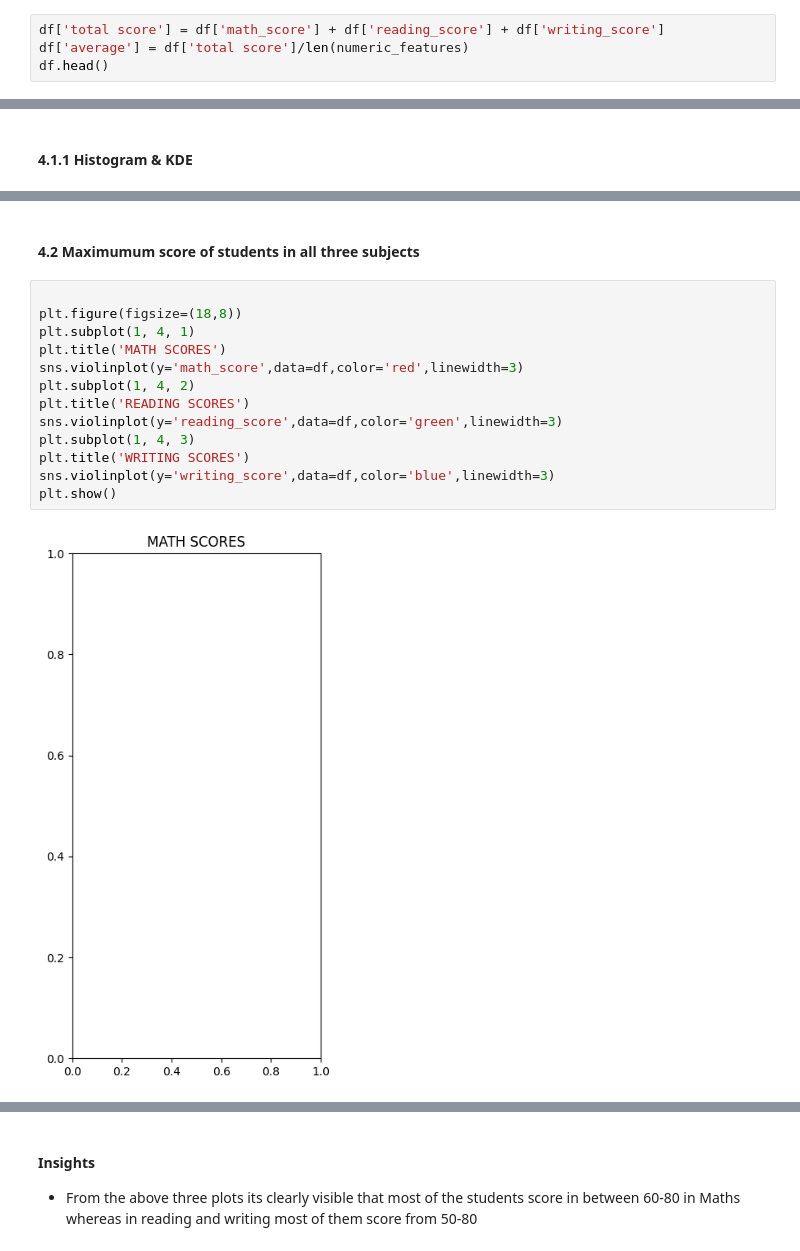
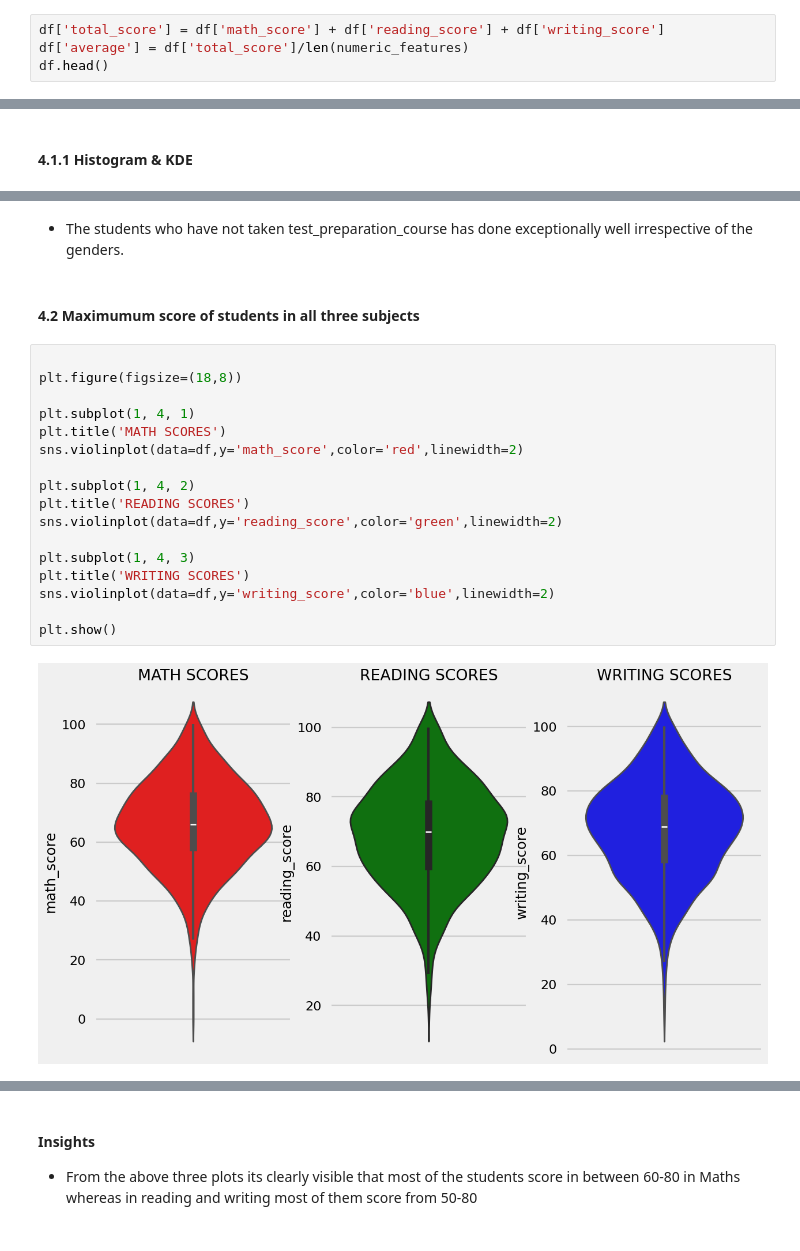
Before and after one commit to RKMahaur/ML-PROJECT-Student-Performance-Indicator, a Jupyter notebook: notebook/1 . EDA STUDENT PERFORMANCE .ipynb, the cells around one changed output, grey strips where cells are left out. Drawn from its saved outputs; the diff is of its cells as text.

Commit message:
EDA of data

```diff
--- a/notebook/1 . EDA STUDENT PERFORMANCE .ipynb
+++ b/notebook/1 . EDA STUDENT PERFORMANCE .ipynb
@@ -224,8 +205,8 @@ df.head(2)
 # %% [markdown]
 ### 3.8 Adding columns for "Total Score" and "Average"
 # %%
-df['total score'] = df['math_score'] + df['reading_score'] + df['writing_score']
-df['average'] = df['total score']/len(numeric_features)
+df['total_score'] = df['math_score'] + df['reading_score'] + df['writing_score']
+df['average'] = df['total_score']/len(numeric_features)
 df.head()
 # %% [output]
 |  | gender | race_ethnicity | parental_level_of_education | lunch | test_preparation_course | math_score | ... |
@@ -340,17 +385,23 @@ plt.show()
+# %% [markdown]
+- The students who have not taken test_preparation_course has done exceptionally well irrespective of the genders.
 # %% [markdown]
 #### 4.2 Maximumum score of students in all three subjects
 # %%
 
 plt.figure(figsize=(18,8))
+
 plt.subplot(1, 4, 1)
 plt.title('MATH SCORES')
-sns.violinplot(y='math_score',data=df,color='red',linewidth=3)
+sns.violinplot(data=df,y='math_score',color='red',linewidth=2)
+
 plt.subplot(1, 4, 2)
 plt.title('READING SCORES')
-sns.violinplot(y='reading_score',data=df,color='green',linewidth=3)
+sns.violinplot(data=df,y='reading_score',color='green',linewidth=2)
+
 plt.subplot(1, 4, 3)
 plt.title('WRITING SCORES')
-sns.violinplot(y='writing_score',data=df,color='blue',linewidth=3)
+sns.violinplot(data=df,y='writing_score',color='blue',linewidth=2)
+
 plt.show()
 # %% [output]
-[figure, old version]
+[figure, new version]
```
Also changed, not shown: parts of 53 cells of this notebook, 3 other files.
